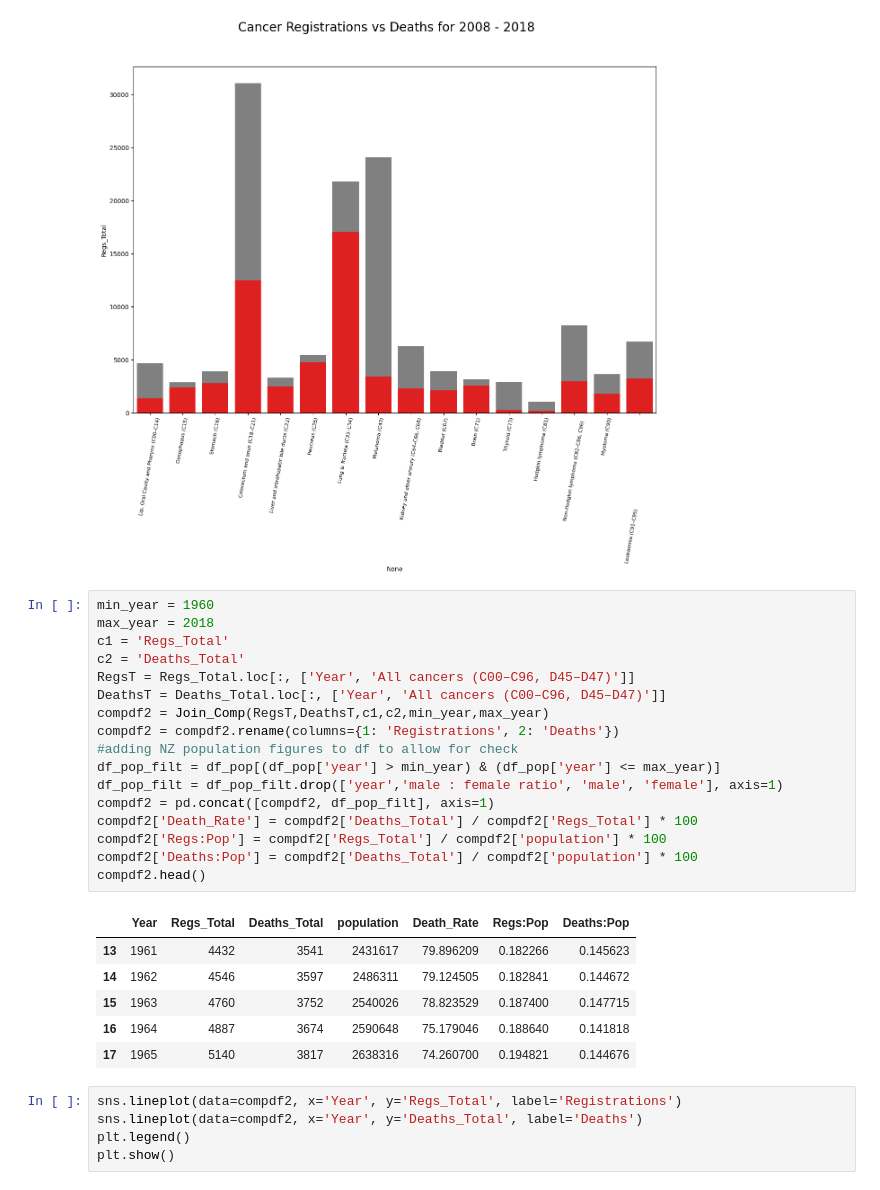
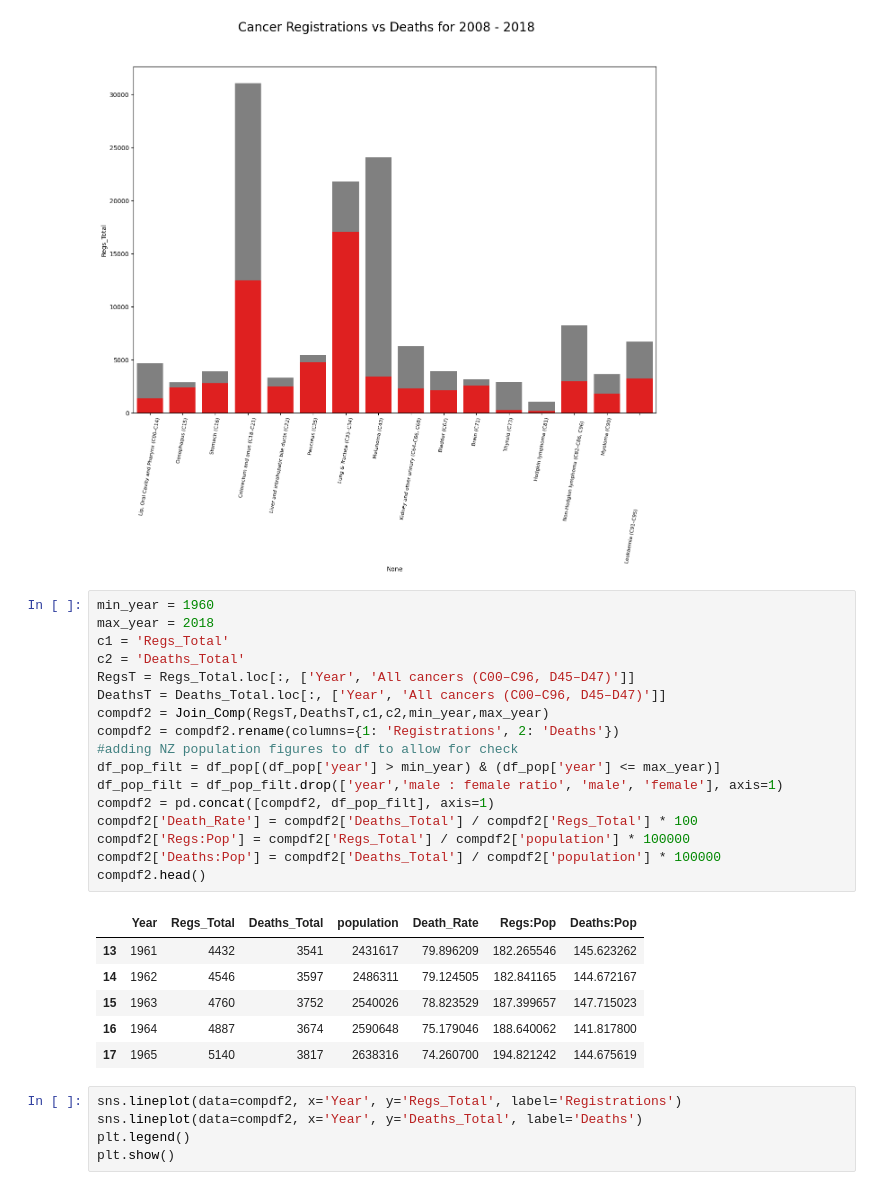
Before and after one commit to AzalizaLey/Analytics_Projects, a Jupyter notebook: ExploringNZData/Cancer.ipynb, the cells around one changed output. Cells and saved outputs as stored; diff of their text form.

```diff
--- a/ExploringNZData/Cancer.ipynb
+++ b/ExploringNZData/Cancer.ipynb
@@ -124,27 +104,27 @@ Text(0.5, 0.98, 'Cancer Registrations vs Deaths for 2008 - 2018')
 # %%
 min_year = 1960
 max_year = 2018
 c1 = 'Regs_Total'
 c2 = 'Deaths_Total'
 RegsT = Regs_Total.loc[:, ['Year', 'All cancers (C00–C96, D45–D47)']]
 DeathsT = Deaths_Total.loc[:, ['Year', 'All cancers (C00–C96, D45–D47)']]
 compdf2 = Join_Comp(RegsT,DeathsT,c1,c2,min_year,max_year)
 compdf2 = compdf2.rename(columns={1: 'Registrations', 2: 'Deaths'})
 #adding NZ population figures to df to allow for check
 df_pop_filt = df_pop[(df_pop['year'] > min_year) & (df_pop['year'] <= max_year)]
 df_pop_filt = df_pop_filt.drop(['year','male : female ratio', 'male', 'female'], axis=1)
 compdf2 = pd.concat([compdf2, df_pop_filt], axis=1)
 compdf2['Death_Rate'] = compdf2['Deaths_Total'] / compdf2['Regs_Total'] * 100
-compdf2['Regs:Pop'] = compdf2['Regs_Total'] / compdf2['population'] * 100
-compdf2['Deaths:Pop'] = compdf2['Deaths_Total'] / compdf2['population'] * 100
+compdf2['Regs:Pop'] = compdf2['Regs_Total'] / compdf2['population'] * 100000
+compdf2['Deaths:Pop'] = compdf2['Deaths_Total'] / compdf2['population'] * 100000
 compdf2.head()
 # %% [output]
 |  | Year | Regs_Total | Deaths_Total | population | Death_Rate | Regs:Pop | Deaths:Pop |
-| 13 | 1961 | 4432 | 3541 | 2431617 | 79.896209 | 0.182266 | 0.145623 |
-| 14 | 1962 | 4546 | 3597 | 2486311 | 79.124505 | 0.182841 | 0.144672 |
-| 15 | 1963 | 4760 | 3752 | 2540026 | 78.823529 | 0.187400 | 0.147715 |
-| 16 | 1964 | 4887 | 3674 | 2590648 | 75.179046 | 0.188640 | 0.141818 |
-| 17 | 1965 | 5140 | 3817 | 2638316 | 74.260700 | 0.194821 | 0.144676 |
+| 13 | 1961 | 4432 | 3541 | 2431617 | 79.896209 | 182.265546 | 145.623262 |
+| 14 | 1962 | 4546 | 3597 | 2486311 | 79.124505 | 182.841165 | 144.672167 |
+| 15 | 1963 | 4760 | 3752 | 2540026 | 78.823529 | 187.399657 | 147.715023 |
+| 16 | 1964 | 4887 | 3674 | 2590648 | 75.179046 | 188.640062 | 141.817800 |
+| 17 | 1965 | 5140 | 3817 | 2638316 | 74.260700 | 194.821242 | 144.675619 |
 # %%
 sns.lineplot(data=compdf2, x='Year', y='Regs_Total', label='Registrations')
 sns.lineplot(data=compdf2, x='Year', y='Deaths_Total', label='Deaths')
```
Also changed, not shown: parts of 19 cells of this notebook.
